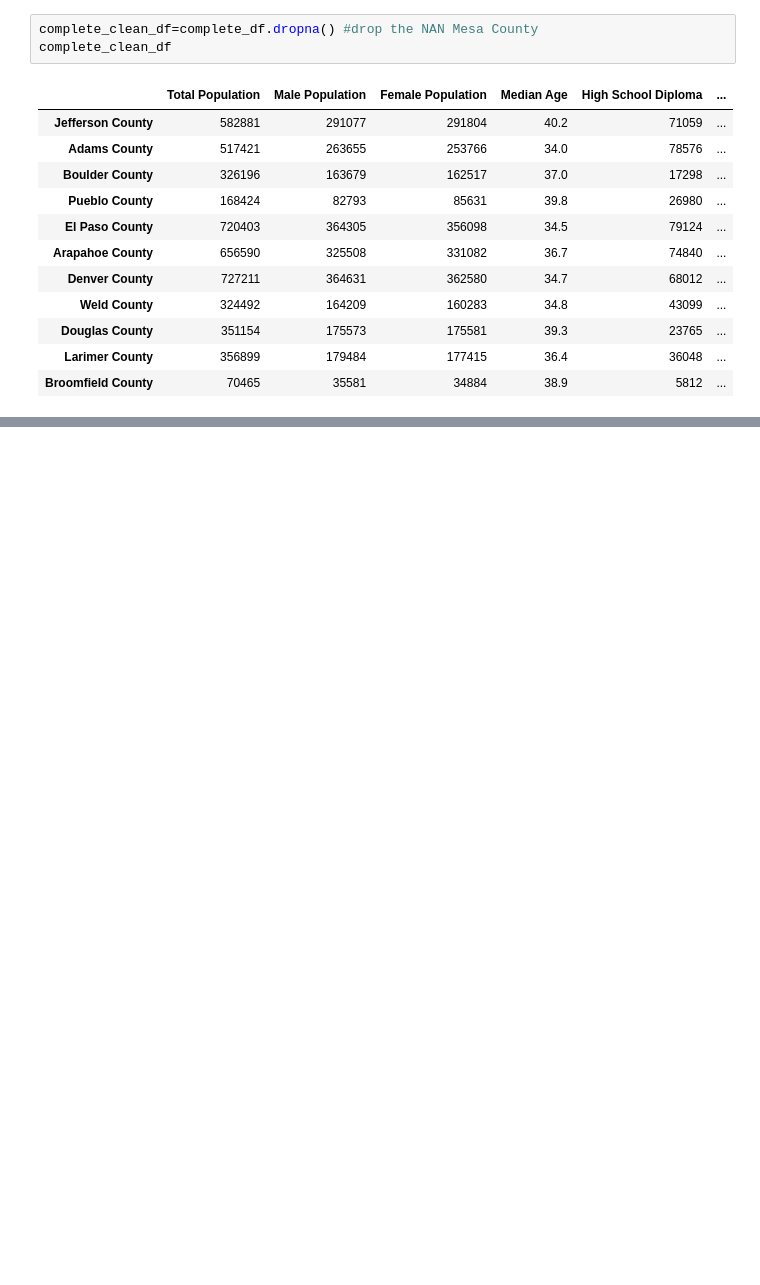
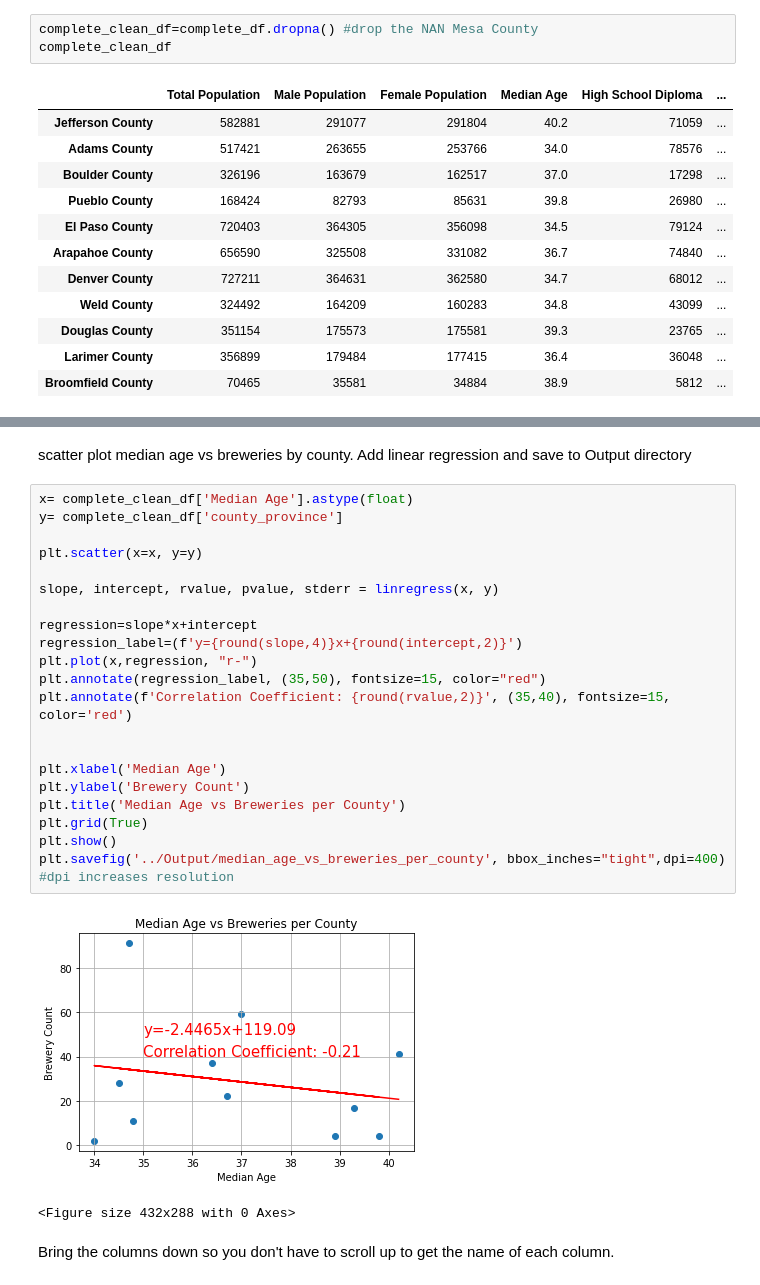
Before and after one commit to bgtaber/brewcrew_project, a Jupyter notebook: mowry_workhere/Scripts/census.ipynb, the cells around one changed output, grey strips where cells are left out. Saved outputs shown, nothing was run; the diff lists cells and outputs as text; blank space fills up the shorter version.

```diff
--- a/mowry_workhere/Scripts/census.ipynb
+++ b/mowry_workhere/Scripts/census.ipynb
@@ -183,0 +278,28 @@ See the caveats in the documentation: https://pandas.pydata.org/pandas-docs/stab
+# %% [markdown]
+scatter plot median age vs breweries by county. Add linear regression and save to Output directory
+# %%
+x= complete_clean_df['Median Age'].astype(float)
+y= complete_clean_df['county_province']
+
+plt.scatter(x=x, y=y)
+
+slope, intercept, rvalue, pvalue, stderr = linregress(x, y)
+
+regression=slope*x+intercept
+regression_label=(f'y={round(slope,4)}x+{round(intercept,2)}')
+plt.plot(x,regression, "r-")
+plt.annotate(regression_label, (35,50), fontsize=15, color="red")
+plt.annotate(f'Correlation Coefficient: {round(rvalue,2)}', (35,40), fontsize=15, color='red')
+
+
+plt.xlabel('Median Age')
+plt.ylabel('Brewery Count')
+plt.title('Median Age vs Breweries per County')
+plt.grid(True)
+plt.show()
+plt.savefig('../Output/median_age_vs_breweries_per_county', bbox_inches="tight",dpi=400) #dpi increases resolution
+# %% [output]
+[figure, added]
+<Figure size 432x288 with 0 Axes>
+# %% [markdown]
+Bring the columns down so you don't have to scroll up to get the name of each column.
```
Also changed, not shown: parts of 25 cells of this notebook, 13 other files.
